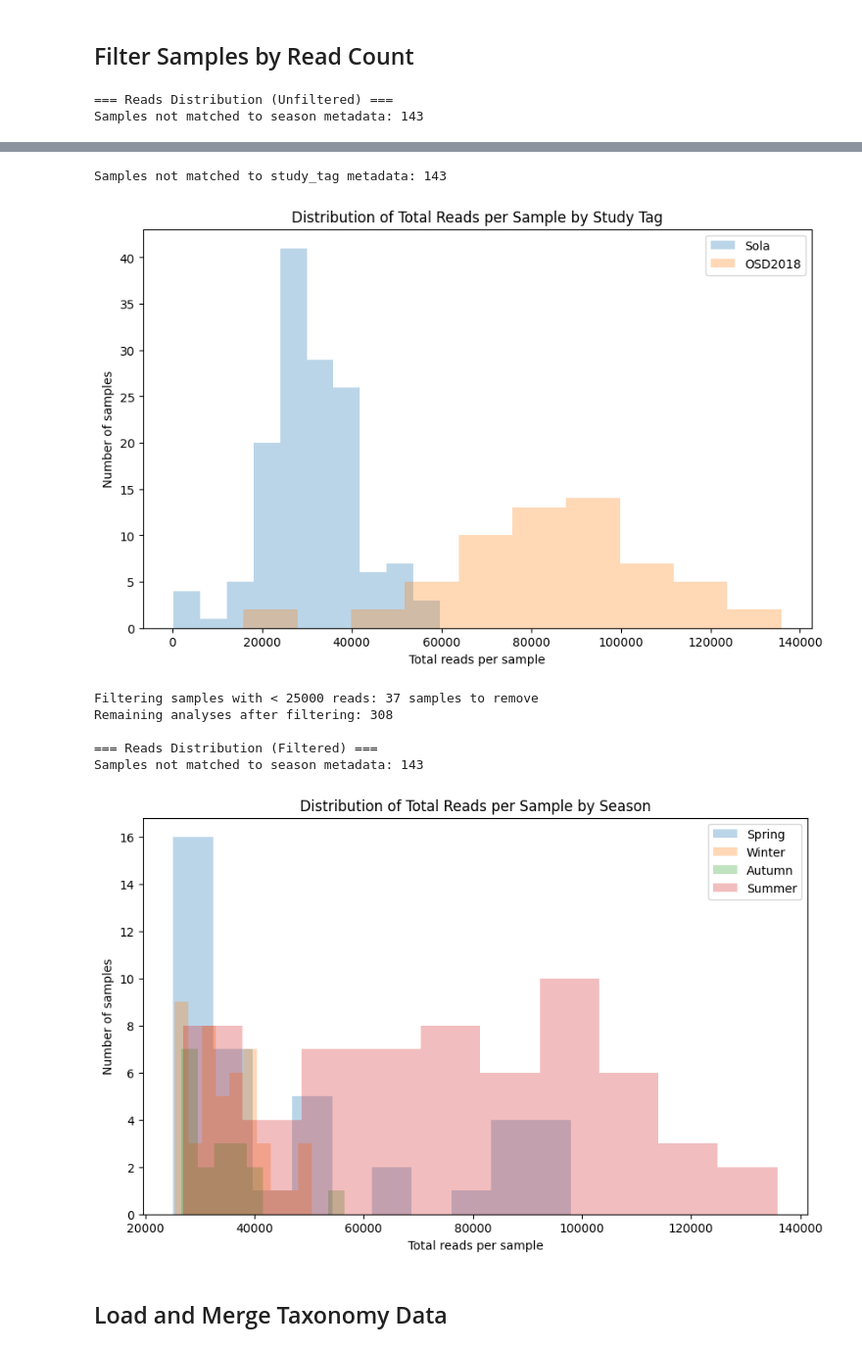
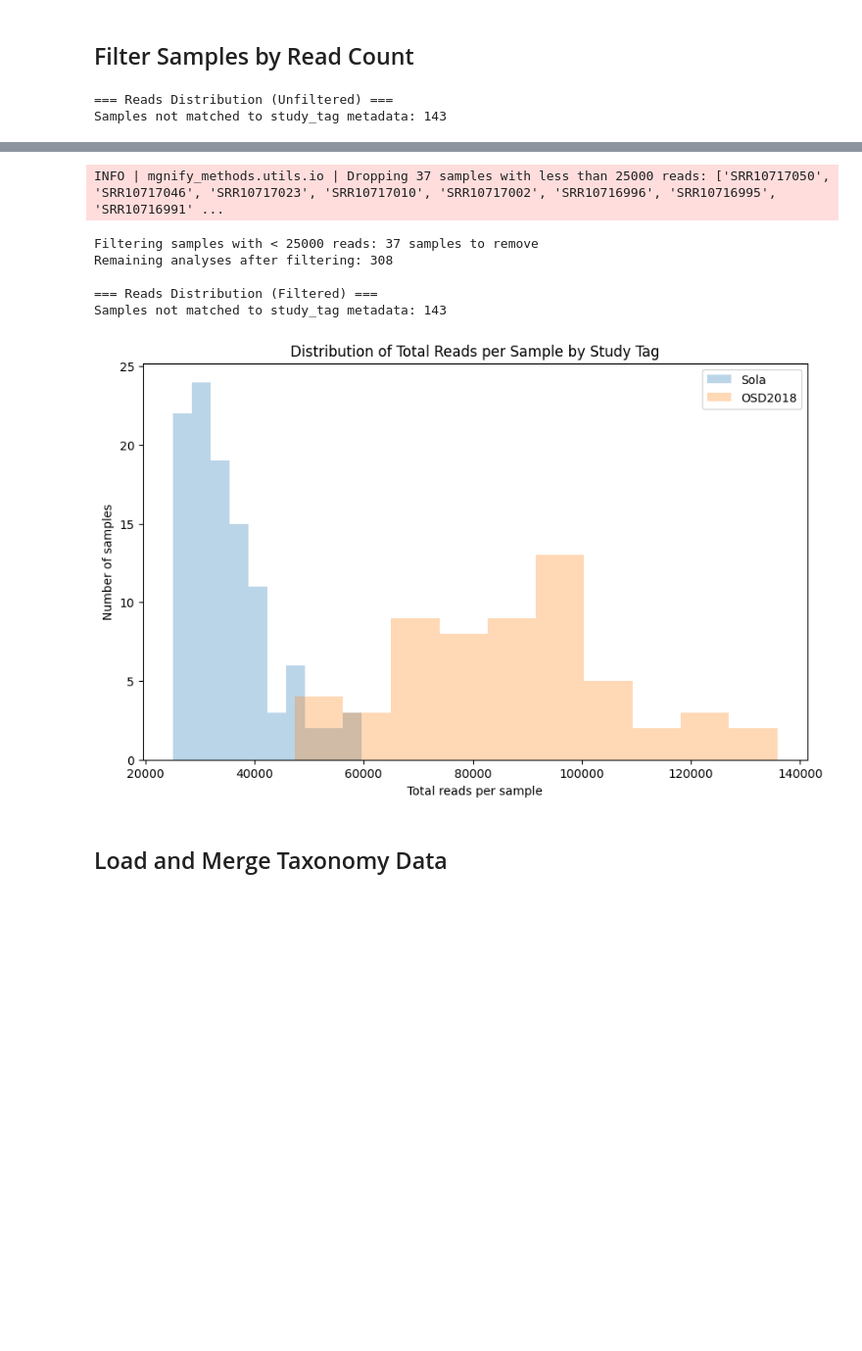
Before and after one commit to palec87/mgnify-methods, a Jupyter notebook: notebooks/05_bacteria_multiple_studies.ipynb, the cells around one changed output, grey strips where cells are left out. Shown at 98% size. Cells and saved outputs as stored; diff of their text form; code cells hidden in the pictures; blank space fills up the shorter version.

```diff
--- a/notebooks/05_bacteria_multiple_studies.ipynb
+++ b/notebooks/05_bacteria_multiple_studies.ipynb
@@ -115,8 +118,8 @@ CONFIG = {
     # === Taxonomic Settings ===
     'taxonomy': {
         'ranks': ['superkingdom', 'kingdom', 'phylum', 'class', 'order', 'family', 'genus', 'species'],
-        'analysis_levels': ['phylum'],#, 'class', 'order', 'family', 'genus'],  # Levels for detailed analysis
-        'diversity_level': 'family',  # Primary level for diversity calculations
+        'analysis_level': 'phylum', #, 'class', 'order', 'family', 'genus',  # Levels for detailed analysis
+        # 'diversity_level': 'family',  # Primary level for diversity calculations
         'filter_to_bacteria': True,  # Focus only on bacterial taxa
     },
 
@@ -146,10 +149,7 @@ CONFIG = {
     },
 
     # === Feature Analysis ===
-    'features': {
-        'primary_feature': 'season',  # Main categorical feature for grouping
-        'additional_features': ['study_tag'],  # Other features to analyze
-    },
+    'feature': 'study_tag',  # features to analyze
 
     # === Plot Flags ===
     'plots': {
@@ -170,8 +170,8 @@ CONFIG = {
 
 print("Configuration loaded successfully!")
 print(f"\nDatasets: {list(CONFIG['datasets'].keys())}")
-print(f"Taxonomic levels for analysis: {CONFIG['taxonomy']['analysis_levels']}")
-print(f"Primary feature: {CONFIG['features']['primary_feature']}")
+print(f"Taxonomic level for analysis: {CONFIG['taxonomy']['analysis_level']}")
+print(f"Feature to analyze: {CONFIG['feature']}")
 # %% [output]
 Configuration loaded successfully!
 
@@ -194,6 +194,10 @@ else:
 
 ANALYSIS_CACHE = os.path.abspath(CONFIG['output']['cache_dir'])
 
+# add OUT_FOLDER to config for later use
+CONFIG['output']['out_folder'] = OUT_FOLDER
+CONFIG['input'] = {'cache_dir': ANALYSIS_CACHE}
+
 for folder in [OUT_FOLDER, ANALYSIS_CACHE]:
     if not os.path.exists(folder):
         os.makedirs(folder)
@@ -232,25 +242,14 @@ Loaded 202 samples
 # Plot reads distribution before filtering
 if CONFIG['plots']['reads_histogram']:
     print("\n=== Reads Distribution (Unfiltered) ===")
-    total_dict = plot_season_reads_hist(
-        analysis_meta,
-        samples_meta,
-        name='season_reads_unfiltered.png' if CONFIG['plots']['save_figures'] else None,
+    total_dict = plot_feature_reads_hist(
+        analysis_meta=analysis_meta,
+        samples_meta=samples_meta,
+        feature=CONFIG['feature'],
+        name=f'{CONFIG["feature"]}_reads_unfiltered.png' if CONFIG['plots']['save_figures'] else None,
         out_dir=OUT_FOLDER if CONFIG['plots']['save_figures'] else None,
         use_robust_save=False,
     )
-
-    # Plot for additional features
-    for feature in CONFIG['features']['additional_features']:
-        if feature in samples_meta.columns:
-            plot_feature_reads_hist(
-                analysis_meta=analysis_meta,
-                samples_meta=samples_meta,
-                feature=feature,
-                name=f'{feature}_reads_unfiltered.png' if CONFIG['plots']['save_figures'] else None,
-                out_dir=OUT_FOLDER if CONFIG['plots']['save_figures'] else None,
-                use_robust_save=False,
-            )
 
 # Apply filtering
 cutoff = CONFIG['filtering']['min_reads_cutoff']
@@ -265,13 +264,14 @@ print(f"Remaining analyses after filtering: {len(analysis_meta)}")
 # Plot reads distribution after filtering
 if CONFIG['plots']['reads_histogram']:
     print("\n=== Reads Distribution (Filtered) ===")
-    total_dict = plot_season_reads_hist(
-        analysis_meta,
-        samples_meta,
-        name='season_reads_filtered.png' if CONFIG['plots']['save_figures'] else None,
+    total_dict = plot_feature_reads_hist(
+        analysis_meta=analysis_meta,
+        samples_meta=samples_meta,
+        feature=CONFIG['feature'],
+        name=f'{CONFIG["feature"]}_reads_unfiltered.png' if CONFIG['plots']['save_figures'] else None,
         out_dir=OUT_FOLDER if CONFIG['plots']['save_figures'] else None,
         use_robust_save=False,
     )
 # %% [output]
 === Reads Distribution (Unfiltered) ===
-Samples not matched to season metadata: 143
+Samples not matched to study_tag metadata: 143
@@ -279,11 +279,10 @@ Samples not matched to season metadata: 143
-Samples not matched to study_tag metadata: 143
+INFO | mgnify_methods.utils.io | Dropping 37 samples with less than 25000 reads: ['SRR10717050', 'SRR10717046', 'SRR10717023', 'SRR10717010', 'SRR10717002', 'SRR10716996', 'SRR10716995', 'SRR10716991' ...
+Filtering samples with < 25000 reads: 37 samples to remove
+Remaining analyses after filtering: 308
+
+=== Reads Distribution (Filtered) ===
+Samples not matched to study_tag metadata: 143
-[figure, old version]
+[figure, new version]
-Filtering samples with < 25000 reads: 37 samples to remove
-Remaining analyses after filtering: 308
-
-=== Reads Distribution (Filtered) ===
-Samples not matched to season metadata: 143
-[figure, removed]
 # %% [markdown]
 ## Load and Merge Taxonomy Data
 # %%
```
Also changed, not shown: parts of 26 cells of this notebook, 9 other files.
